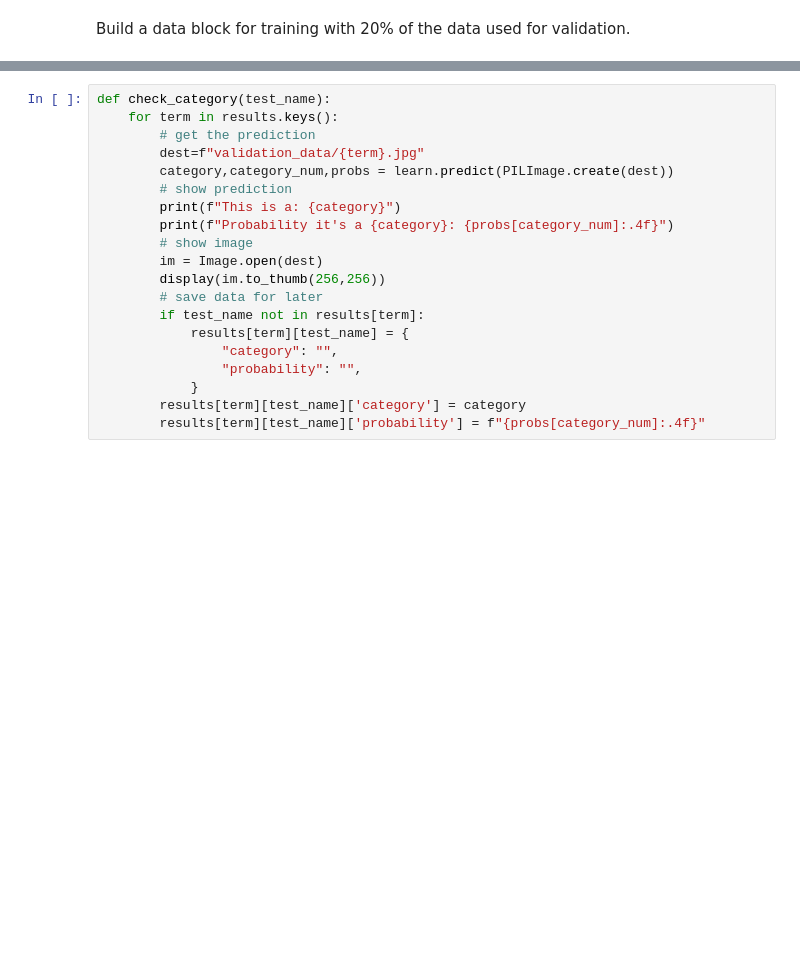
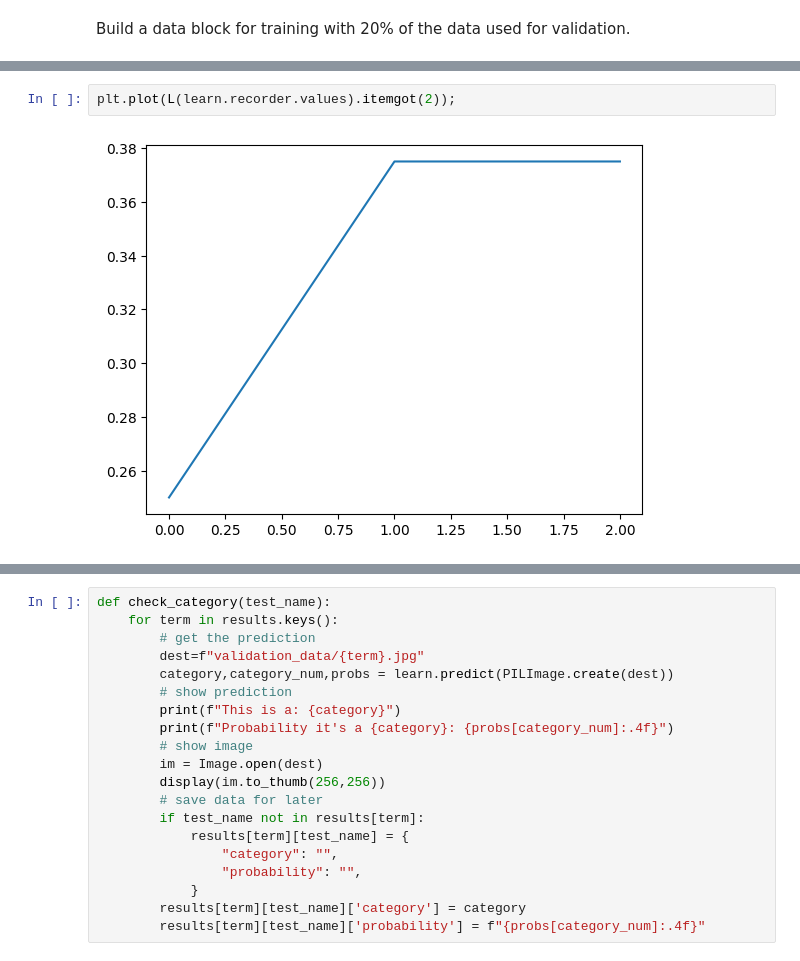
Before and after one commit to jewzaam/aiml-sandbox, a Jupyter notebook: blog-mnm.ipynb, the cells around one changed output, grey strips where cells are left out. Drawn from its saved outputs; the diff is of its cells as text; blank space fills up the shorter version.

```diff
--- a/blog-mnm.ipynb
+++ b/blog-mnm.ipynb
@@ -183,0 +183,4 @@ learn.fine_tune(3)
+# %%
+plt.plot(L(learn.recorder.values).itemgot(2));
+# %% [output]
+[figure, added]
```
Also changed, not shown: parts of 21 cells of this notebook.
